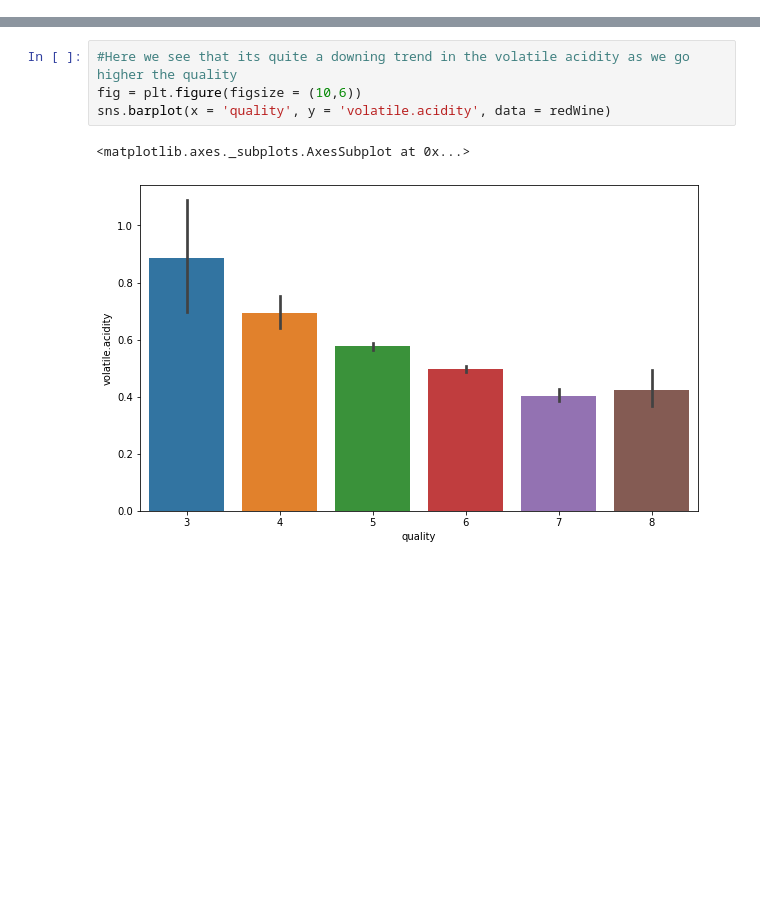
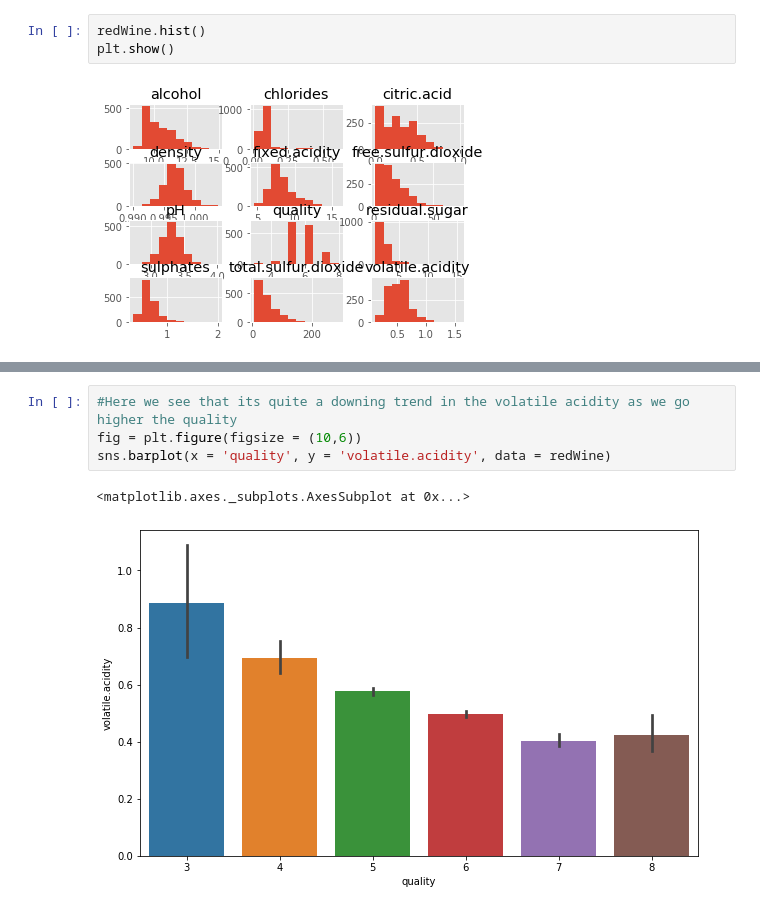
Before and after one commit to Stephanievillegas0728/Project3-demystifyingML, a Jupyter notebook: Wine_Model_1.ipynb, the cells around one changed output, grey strips where cells are left out. Drawn from its saved outputs; the diff is of its cells as text; blank space fills up the shorter version.

```diff
--- a/Wine_Model_1.ipynb
+++ b/Wine_Model_1.ipynb
@@ -104,0 +105,5 @@ Percentage of wines with quality 7 and above: 13.57%
+# %%
+redWine.hist()
+plt.show()
+# %% [output]
+[figure, added]
```
Also changed, not shown: parts of 32 cells of this notebook.
